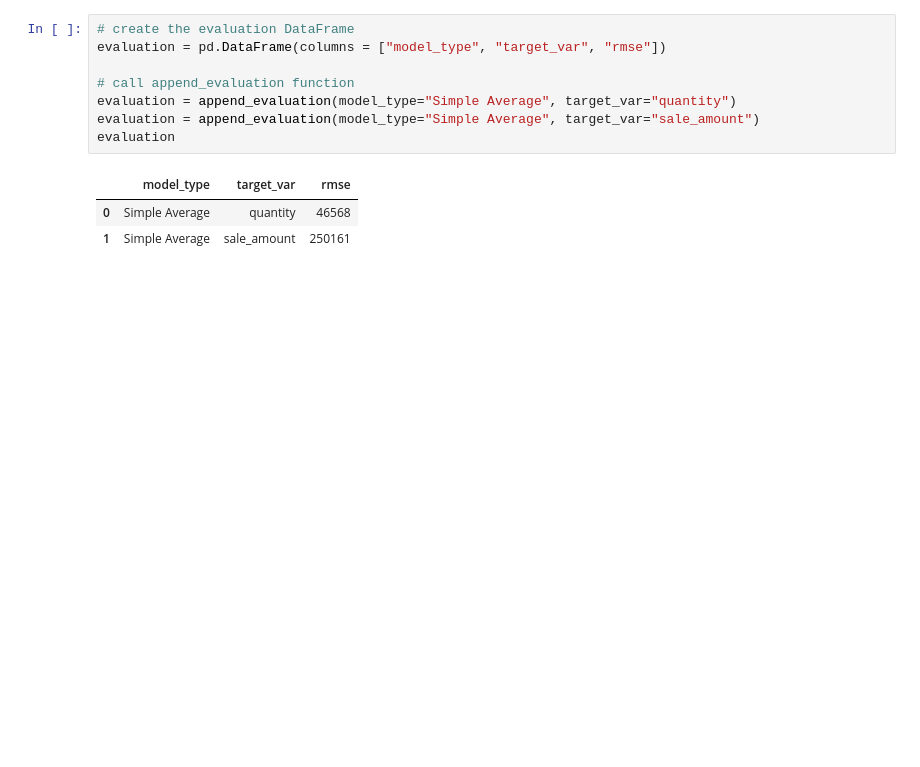
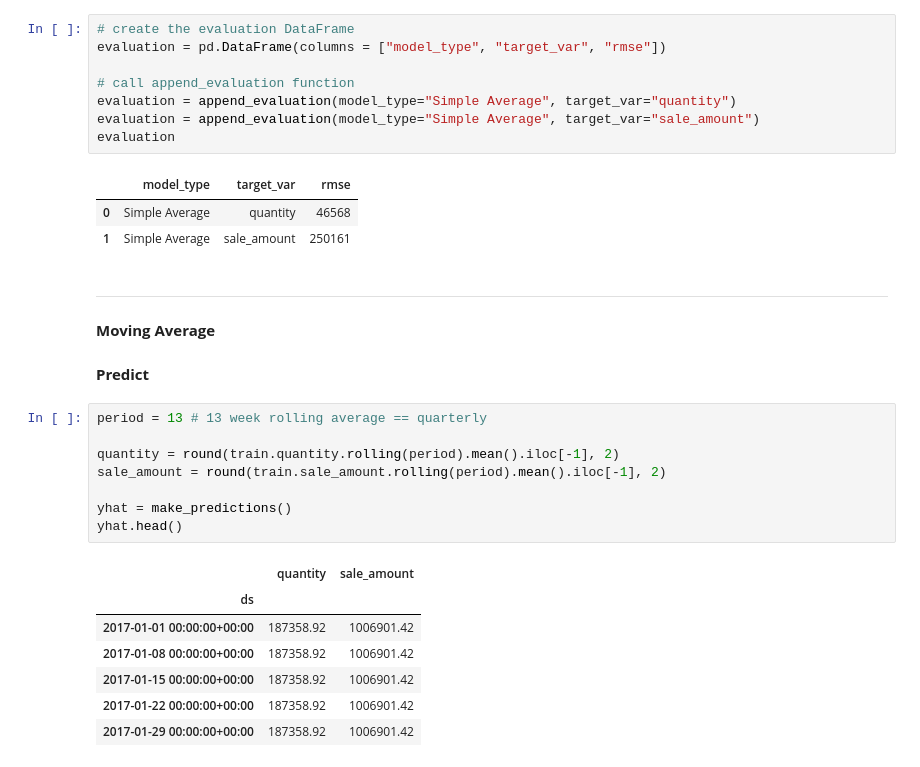
Before and after one commit to aleclhartman/ds-methodologies-exercises, a Jupyter notebook: time_series/modeling.ipynb, the cells around one changed output. Drawn from its saved outputs; the diff is of its cells as text; blank space fills up the shorter version.

Commit message:
completed 12-week rolling average model

```diff
--- a/time_series/modeling.ipynb
+++ b/time_series/modeling.ipynb
@@ -256,3 +257,24 @@ evaluation
 |  | model_type | target_var | rmse |
 | 0 | Simple Average | quantity | 46568 |
 | 1 | Simple Average | sale_amount | 250161 |
+# %% [markdown]
+---
+**Moving Average**
+# %% [markdown]
+**Predict**
+# %%
+period = 13 # 13 week rolling average == quarterly
+
+quantity = round(train.quantity.rolling(period).mean().iloc[-1], 2)
+sale_amount = round(train.sale_amount.rolling(period).mean().iloc[-1], 2)
+
+yhat = make_predictions()
+yhat.head()
+# %% [output]
+|  | quantity | sale_amount |
+| ds |  |  |
+| 2017-01-01 00:00:00+00:00 | 187358.92 | 1006901.42 |
+| 2017-01-08 00:00:00+00:00 | 187358.92 | 1006901.42 |
+| 2017-01-15 00:00:00+00:00 | 187358.92 | 1006901.42 |
+| 2017-01-22 00:00:00+00:00 | 187358.92 | 1006901.42 |
+| 2017-01-29 00:00:00+00:00 | 187358.92 | 1006901.42 |
```
Also changed, not shown: parts of 8 cells of this notebook, 1 other file.
